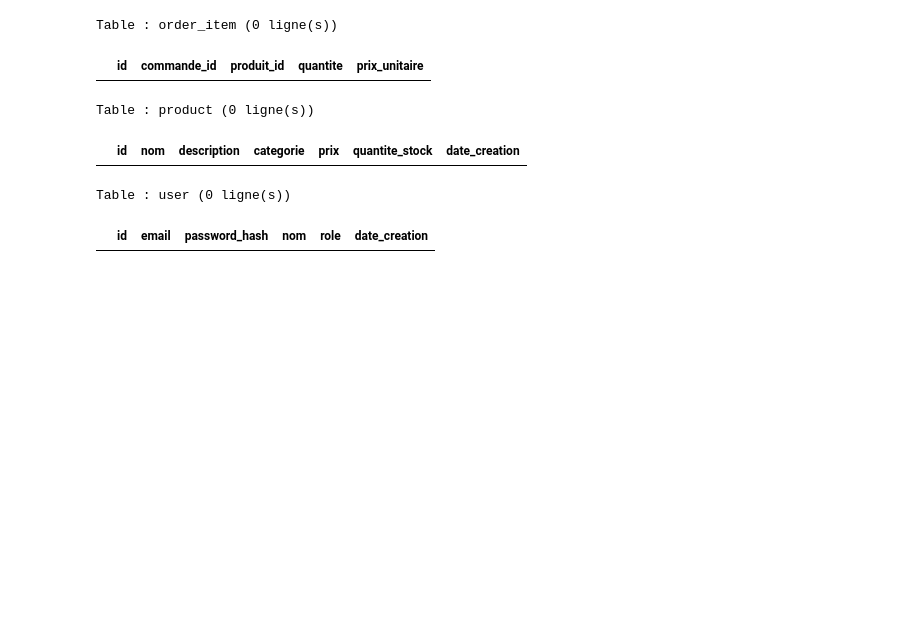
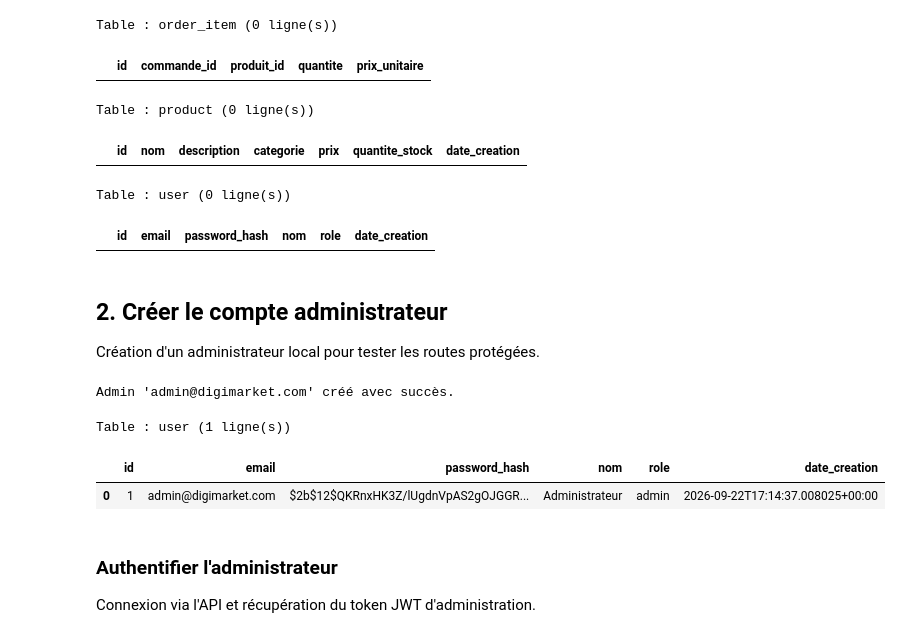
Before and after one commit to Kevin-Le-Grand/flask_e_market, a Jupyter notebook: test.ipynb, the cells around one changed output. Saved outputs shown, nothing was run; the diff lists cells and outputs as text; code cells hidden in the pictures; blank space fills up the shorter version.

```diff
--- a/test.ipynb
+++ b/test.ipynb
@@ -41,3 +55,55 @@ Table : product (0 ligne(s))
 |  | id | nom | description | categorie | prix | quantite_stock | date_creation |
 Table : user (0 ligne(s))
 |  | id | email | password_hash | nom | role | date_creation |
+# %% [markdown]
+## 2. Créer le compte administrateur
+
+Création d'un administrateur local pour tester les routes protégées.
+# %%
+import sqlite3
+from datetime import datetime, timezone
+import bcrypt  # pip install bcrypt
+
+database_path = './digimarket.db'  # adapte le chemin si besoin
+
+email = "admin@digimarket.com"
+nom = "Administrateur"
+role = "admin"
+password = "admin"
+
+password_hash = bcrypt.hashpw(password.encode('utf-8'), bcrypt.gensalt()).decode('utf-8')
+date_creation = datetime.now(timezone.utc).isoformat()
+
+with sqlite3.connect(database_path) as connection:
+    existing = connection.execute(
+        'SELECT id FROM "user" WHERE email = ?', (email,)
+    ).fetchone()
+
+    if existing:
+        print(f"Un utilisateur avec l'email {email} existe déjà (id={existing[0]}).")
+    else:
+        connection.execute(
+            'INSERT INTO "user" (email, password_hash, nom, role, date_creation) '
+            'VALUES (?, ?, ?, ?, ?)',
+            (email, password_hash, nom, role, date_creation),
+        )
+        connection.commit()
+        print(f"Admin '{email}' créé avec succès.")
+# %% [output]
+Admin 'admin@digimarket.com' créé avec succès.
+# %%
+with sqlite3.connect(database_path) as connection:
+    dataframe = pd.read_sql_query(
+        'SELECT * FROM "user"',
+        connection,
+    )
+print(f'\nTable : {table_name} ({len(dataframe)} ligne(s))')
+display(dataframe)
+# %% [output]
+Table : user (1 ligne(s))
+|  | id | email | password_hash | nom | role | date_creation |
+| 0 | 1 | admin@digimarket.com | $2b$12$QKRnxHK3Z/lUgdnVpAS2gOJGGR... | Administrateur | admin | 2026-09-22T17:14:37.008025+00:00 |
+# %% [markdown]
+### Authentifier l'administrateur
+
+Connexion via l'API et récupération du token JWT d'administration.
```
Also changed, not shown: parts of 28 cells of this notebook, 7 other files.
